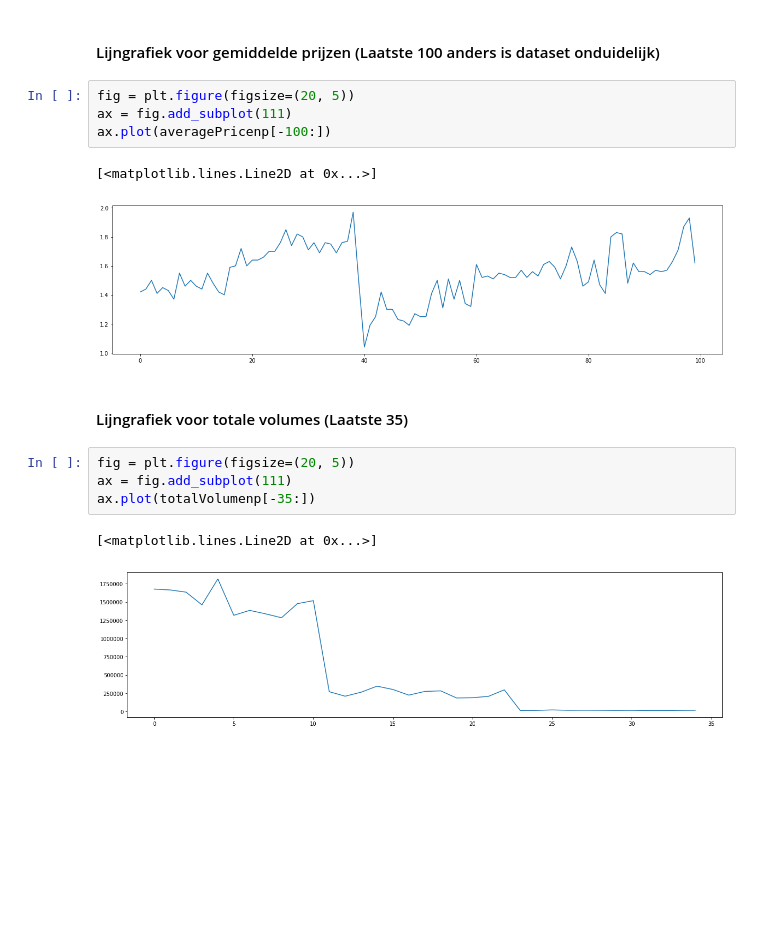
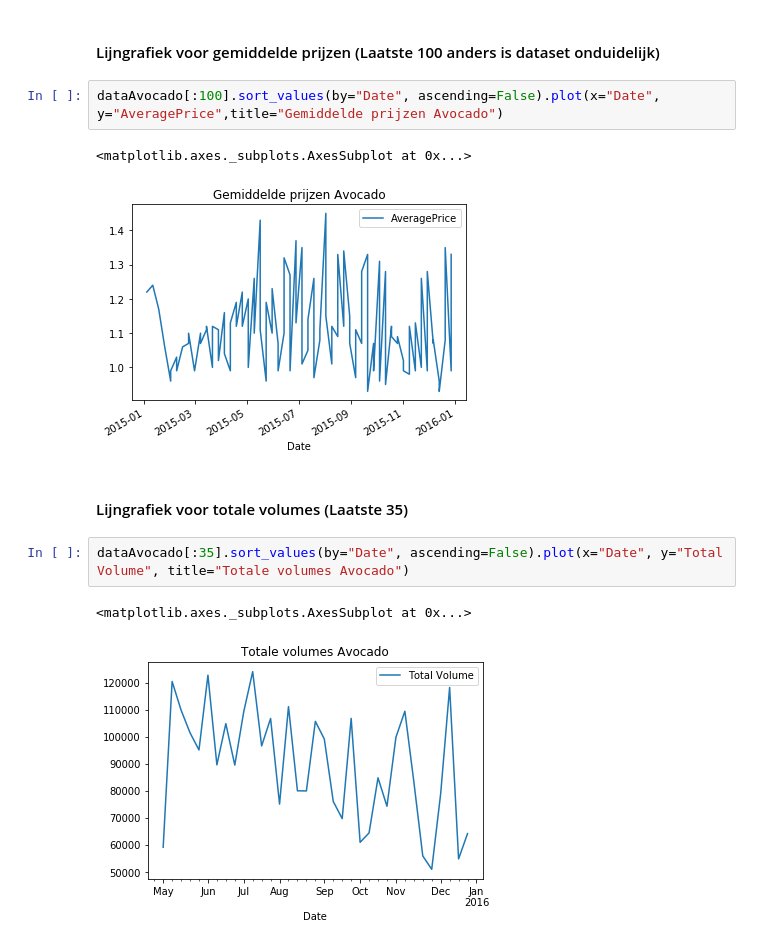
Before and after one commit to TijmenElseviers/BigData, a Jupyter notebook: Statistics/Opdracht_Jupyter/Opdracht_Jupyter.ipynb, the cells around one changed output. Saved outputs shown, nothing was run; the diff lists cells and outputs as text; blank space fills up the shorter version.

```diff
--- a/Statistics/Opdracht_Jupyter/Opdracht_Jupyter.ipynb
+++ b/Statistics/Opdracht_Jupyter/Opdracht_Jupyter.ipynb
@@ -122,18 +190,14 @@ plt.boxplot(averagePricenp)
 # %% [markdown]
 #### Lijngrafiek voor gemiddelde prijzen (Laatste 100 anders is dataset onduidelijk)
-# %%
-fig = plt.figure(figsize=(20, 5))
-ax = fig.add_subplot(111)
-ax.plot(averagePricenp[-100:])
-# %% [output]
-[<matplotlib.lines.Line2D at 0x...>]
-[figure, removed]
+# %%
+dataAvocado[:100].sort_values(by="Date", ascending=False).plot(x="Date", y="AveragePrice",title="Gemiddelde prijzen Avocado")
+# %% [output]
+<matplotlib.axes._subplots.AxesSubplot at 0x...>
+[figure, added]
 # %% [markdown]
 #### Lijngrafiek voor totale volumes (Laatste 35)
-# %%
-fig = plt.figure(figsize=(20, 5))
-ax = fig.add_subplot(111)
-ax.plot(totalVolumenp[-35:])
-# %% [output]
-[<matplotlib.lines.Line2D at 0x...>]
-[figure, removed]
+# %%
+dataAvocado[:35].sort_values(by="Date", ascending=False).plot(x="Date", y="Total Volume", title="Totale volumes Avocado")
+# %% [output]
+<matplotlib.axes._subplots.AxesSubplot at 0x...>
+[figure, added]
```
Also changed, not shown: parts of 27 cells of this notebook.
